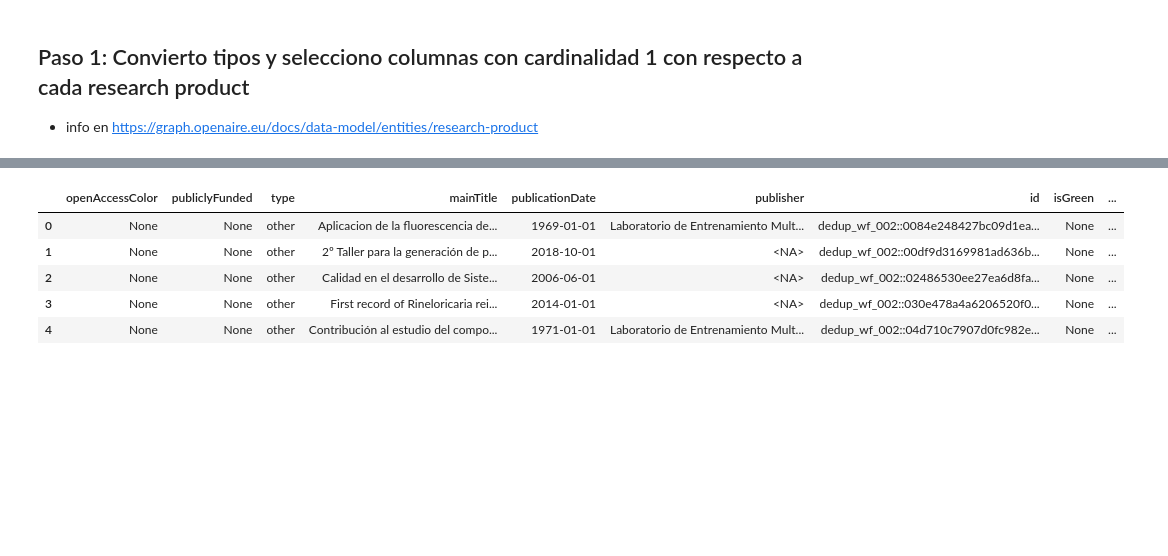
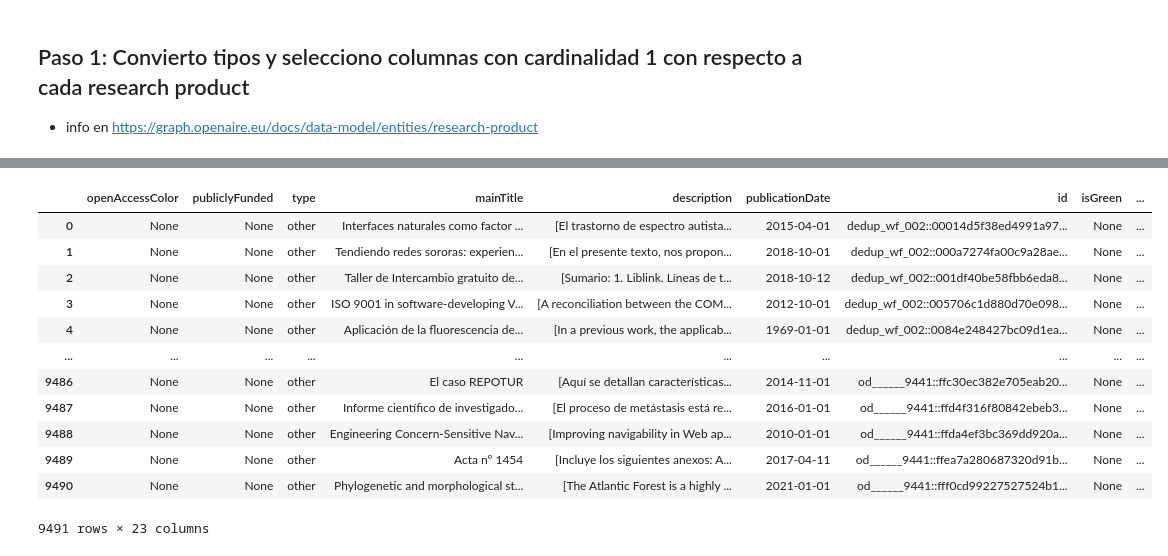
Before and after one commit to PabloDeAlbu/kedro-scholar, a Jupyter notebook: notebooks/openaire_researchproduct_collectedfrom_datasource/land_openaire_researchproduct_collectedfrom_datasource.ipynb, the cells around one changed output, grey strips where cells are left out. Saved outputs shown, nothing was run; the diff lists cells and outputs as text; code cells hidden in the pictures; blank space fills up the shorter version.

```diff
--- a/notebooks/openaire_researchproduct_collectedfrom_datasource/land_openaire_researchproduct_collectedfrom_datasource.ipynb
+++ b/notebooks/openaire_researchproduct_collectedfrom_datasource/land_openaire_researchproduct_collectedfrom_datasource.ipynb
@@ -4,5 +4,5 @@ import ast
 import pandas as pd
 
 pd.set_option('display.max_columns', None)
-df = catalog.load('raw/openaire/researchproduct_collectedfrom_datasource_dev#parquet')
+df = catalog.load('raw/openaire/researchproduct_collectedfrom_datasource#parquet')
 # %% [output]
@@ -123,15 +151,22 @@ def land_openaire_researchproduct_collectedfrom_datasource(df: pd.DataFrame)-> p
 # %%
-df_researchproduct, df_researchproduct2originalId, df_researchproduct2author, df_researchproduct2subject = land_openaire_researchproduct_collectedfrom_datasource(df)
+df_researchproduct, df_researchproduct2originalId, df_researchproduct2author, df_researchproduct2subject, df_researchproduct2pid = land_openaire_researchproduct_collectedfrom_datasource(df)
 # %%
-df_researchproduct.head(5)
+df_researchproduct
 # %% [output]
 [interactive output not drawn]
-|  | openAccessColor | publiclyFunded | type | mainTitle | publicationDate | publisher | id | isGreen | ... |
-| 0 | None | None | other | Aplicacion de la fluorescencia de... | 1969-01-01 | Laboratorio de Entrenamiento Mult... | dedup_wf_002::0084e248427bc09d1ea... | None | ... |
-| 1 | None | None | other | 2º Taller para la generación de p... | 2018-10-01 | <NA> | dedup_wf_002::00df9d3169981ad636b... | None | ... |
-| 2 | None | None | other | Calidad en el desarrollo de Siste... | 2006-06-01 | <NA> | dedup_wf_002::02486530ee27ea6d8fa... | None | ... |
-| 3 | None | None | other | First record of Rineloricaria rei... | 2014-01-01 | <NA> | dedup_wf_002::030e478a4a6206520f0... | None | ... |
-| 4 | None | None | other | Contribución al estudio del compo... | 1971-01-01 | Laboratorio de Entrenamiento Mult... | dedup_wf_002::04d710c7907d0fc982e... | None | ... |
+|  | openAccessColor | publiclyFunded | type | mainTitle | description | publicationDate | id | isGreen | ... |
+| 0 | None | None | other | Interfaces naturales como factor ... | [El trastorno de espectro autista... | 2015-04-01 | dedup_wf_002::00014d5f38ed4991a97... | None | ... |
+| 1 | None | None | other | Tendiendo redes sororas: experien... | [En el presente texto, nos propon... | 2018-10-01 | dedup_wf_002::000a7274fa00c9a28ae... | None | ... |
+| 2 | None | None | other | Taller de Intercambio gratuito de... | [Sumario: 1. Liblink. Líneas de t... | 2018-10-12 | dedup_wf_002::001df40be58fbb6eda8... | None | ... |
+| 3 | None | None | other | ISO 9001 in software-developing V... | [A reconciliation between the COM... | 2012-10-01 | dedup_wf_002::005706c1d880d70e098... | None | ... |
+| 4 | None | None | other | Aplicación de la fluorescencia de... | [In a previous work, the applicab... | 1969-01-01 | dedup_wf_002::0084e248427bc09d1ea... | None | ... |
+| ... | ... | ... | ... | ... | ... | ... | ... | ... | ... |
+| 9486 | None | None | other | El caso REPOTUR | [Aquí se detallan características... | 2014-11-01 | od______9441::ffc30ec382e705eab20... | None | ... |
+| 9487 | None | None | other | Informe científico de investigado... | [El proceso de metástasis está re... | 2016-01-01 | od______9441::ffd4f316f80842ebeb3... | None | ... |
+| 9488 | None | None | other | Engineering Concern-Sensitive Nav... | [Improving navigability in Web ap... | 2010-01-01 | od______9441::ffda4ef3bc369dd920a... | None | ... |
+| 9489 | None | None | other | Acta nº 1454 | [Incluye los siguientes anexos: A... | 2017-04-11 | od______9441::ffea7a280687320d91b... | None | ... |
+| 9490 | None | None | other | Phylogenetic and morphological st... | [The Atlantic Forest is a highly ... | 2021-01-01 | od______9441::fff0cd99227527524b1... | None | ... |
+9491 rows × 23 columns
 # %%
 df_researchproduct2originalId.head(5)
 # %% [output]
```
Also changed, not shown: parts of 9 cells of this notebook, 2 other files.
